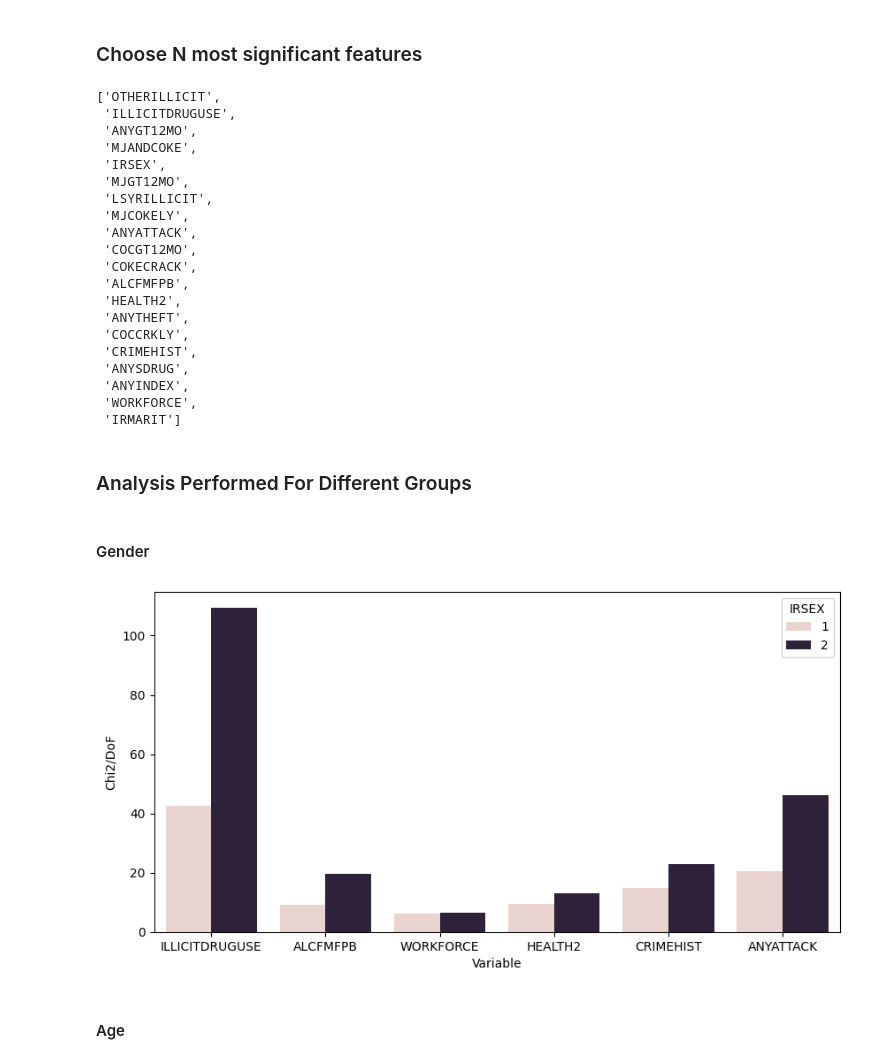
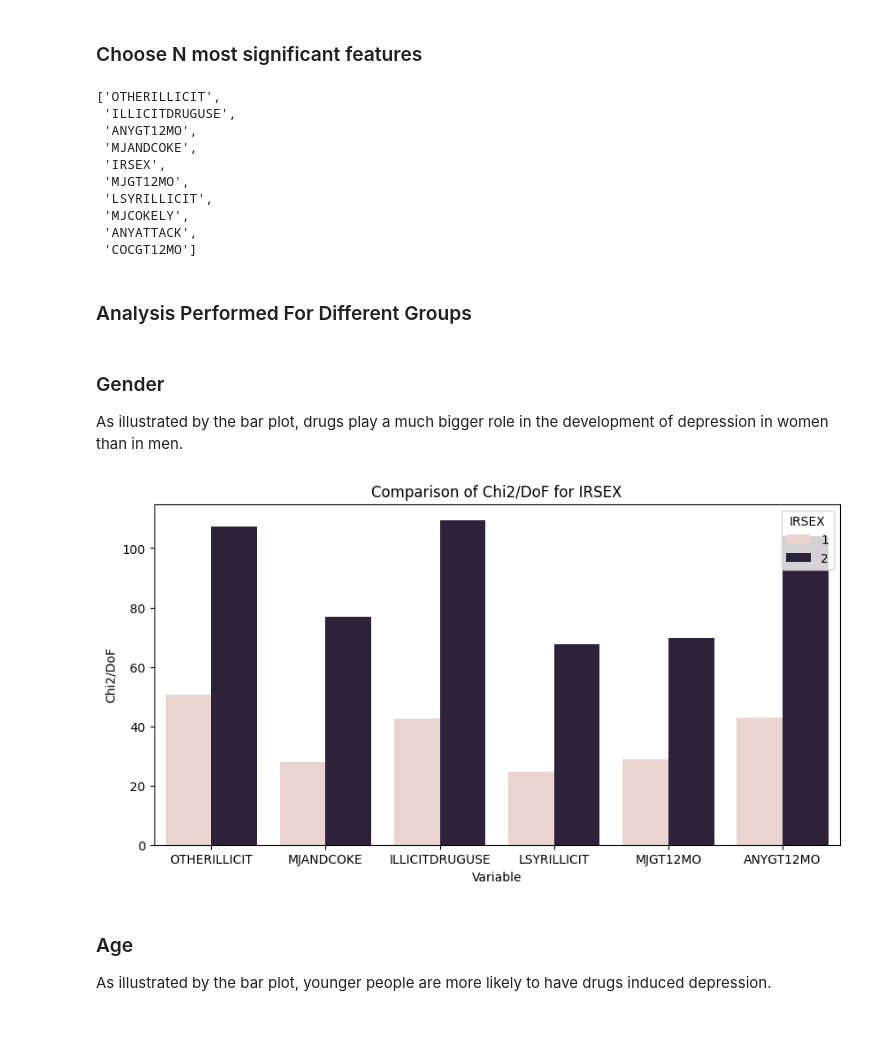
Before and after one commit to KozAAAAA/depression_analysis, a Jupyter notebook: analysis.ipynb, the cells around one changed output. Saved outputs shown, nothing was run; the diff lists cells and outputs as text; code cells hidden in the pictures; blank space fills up the shorter version.

```diff
--- a/analysis.ipynb
+++ b/analysis.ipynb
@@ -295,5 +289,5 @@ def analyse(
 # %%
-pearson_df, spearman_df, pps_df, chi2_df = analyse(
+pearson_df, spearman_df, chi2_df = analyse(
     df=depression_df,
     cols_dict=cols_dict,
     indicator_col=indicator_col,
@@ -334,7 +328,7 @@ sns.barplot(y="Chi2/DoF", x="Variable", data=chi2_df, palette="viridis", hue="Ch
 # %% [markdown]
 ### Choose N most significant features
 # %%
-N = 20
+N = 10
 potential_features = chi2_df["Variable"][:N].to_list()
 potential_features
 # %% [output]
@@ -347,14 +341,4 @@ potential_features
  'LSYRILLICIT',
  'MJCOKELY',
  'ANYATTACK',
- 'COCGT12MO',
- 'COKECRACK',
- 'ALCFMFPB',
- 'HEALTH2',
- 'ANYTHEFT',
- 'COCCRKLY',
- 'CRIMEHIST',
- 'ANYSDRUG',
- 'ANYINDEX',
- 'WORKFORCE',
- 'IRMARIT']
+ 'COCGT12MO']
@@ -364,8 +345,18 @@ features = ["ILLICITDRUGUSE", "ANYATTACK", "ALCFMFPB", "HEALTH2", "CRIMEHIST", "
+# %%
+features = [
+    "OTHERILLICIT",
+    "ILLICITDRUGUSE",
+    "ANYGT12MO",
+    "MJANDCOKE",
+    "MJGT12MO",
+    "LSYRILLICIT",
+]
+features_df = depression_df[[indicator_col] + features].copy()
 # %% [markdown]
 ### Analysis Performed For Different Groups
 # %%
 groups = ["IRSEX", "SOMATICDEP", age_col]
-features_df = depression_df[features + groups + [indicator_col]]
+groups_analysis_df = depression_df[features + groups + [indicator_col]]
 # %%
 def get_chi2_col(df, col, ignore):
     df = df.dropna(subset=[col])
@@ -383,6 +374,7 @@ def get_chi2_col(df, col, ignore):
 
 def plot_chi2_dof_col(data, col):
     plt.figure(figsize=(10, 5))
+    plt.title(f"Comparison of Chi2/DoF for {col}")
     sns.barplot(
         y="Chi2/DoF",
         x="Variable",
@@ -400,12 +392,14 @@ def get_col_analysis(df, col, groups):
     if p_value.empty:
         return None
     return p_value
-# %% [markdown]
-#### Gender
+# %% [markdown]
+### Gender
+As illustrated by the bar plot, drugs play a much bigger role in the development of depression in women than in men.
 # %%
-get_col_analysis(features_df, "IRSEX", groups)
+get_col_analysis(groups_analysis_df, "IRSEX", groups)
 # %% [output]
-[figure, old version]
+[figure, new version]
-# %% [markdown]
-#### Age
+# %% [markdown]
+### Age
+As illustrated by the bar plot, younger people are more likely to have drugs induced depression.
 # %%
```
Also changed, not shown: parts of 31 cells of this notebook, 1 other file.
